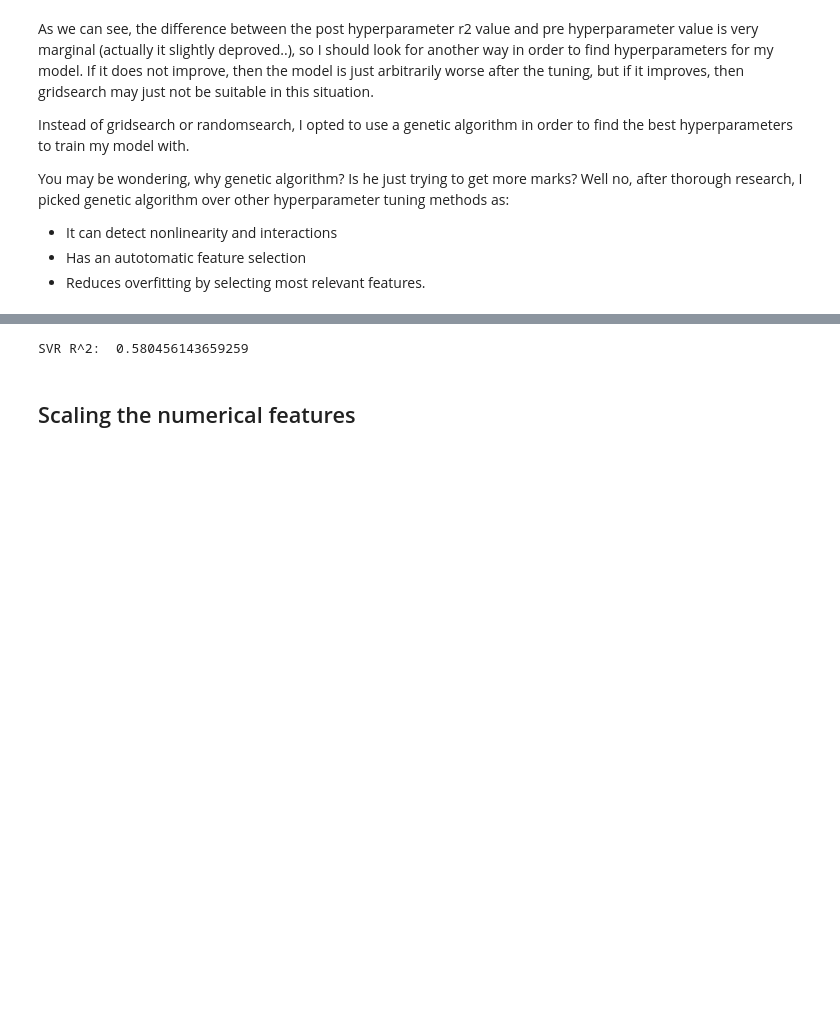
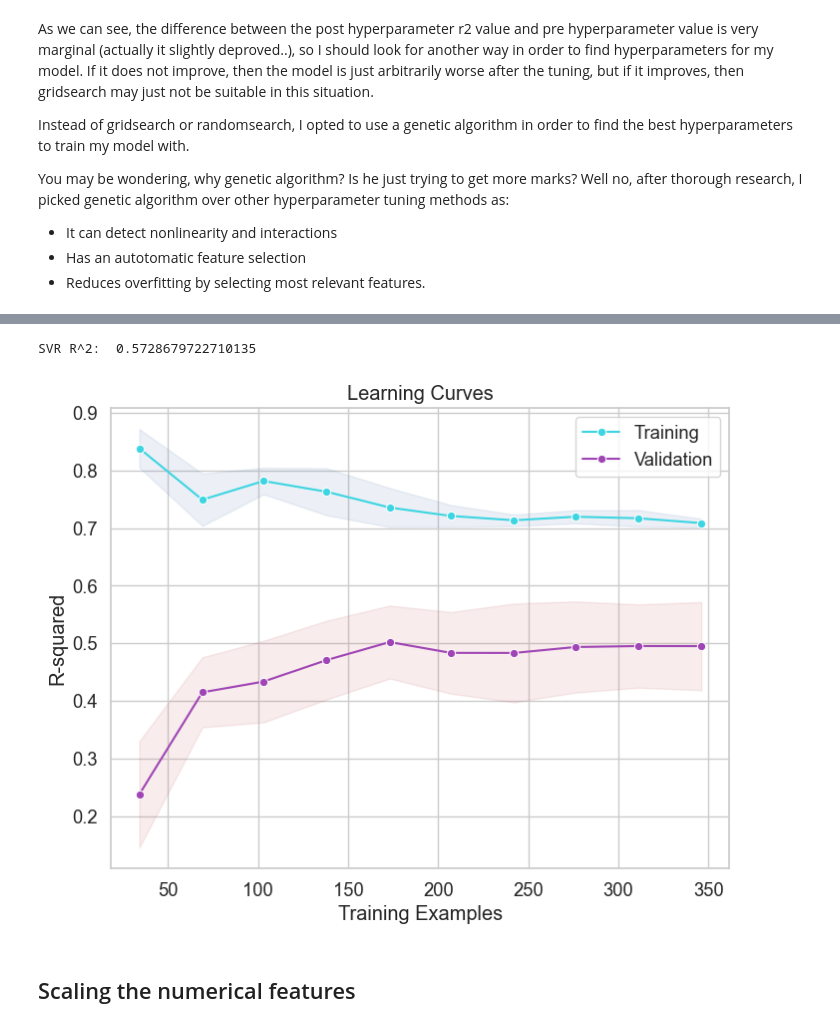
Before and after one commit to fwnriyx/poly, a Jupyter notebook: AI and Machine Learning/CA1/Regression/housing.ipynb, the cells around one changed output, grey strips where cells are left out. Cells and saved outputs as stored; diff of their text form; code cells hidden in the pictures; blank space fills up the shorter version.

```diff
--- a/AI and Machine Learning/CA1/Regression/housing.ipynb
+++ b/AI and Machine Learning/CA1/Regression/housing.ipynb
@@ -899,21 +859,21 @@ Best Parameters:
 # %%
 from sklearn.svm import SVR
 from sklearn.pipeline import make_pipeline
-from sklearn.model_selection import validation_curve
 
 # Create an SVR model with the best hyperparameters
-svr_model = SVR(kernel='rbf', C= 0.6, epsilon = 0.02, gamma='scale')
+svr_model = SVR(kernel='rbf', C= 0.6, epsilon=0.04, gamma='scale')
 pipeline = make_pipeline(StandardScaler(), svr_model)
 
 
 # Train the SVR model
 svr_model.fit(X_train, y_train)
 predictions = svr_model.predict(X_test)
 
 print('SVR R^2: ', r2_score(y_test, predictions))
-# plot_learning_curves(pipeline, X_train, y_train, cv = 10)
+plot_learning_curves(pipeline, X_train, y_train, cv= 5)
 # %% [output]
-SVR R^2:  0.580456143659259
+SVR R^2:  0.5728679722710135
+[figure, added]
 # %% [markdown]
 ## Scaling the numerical features
 # %%
```
Also changed, not shown: parts of 14 cells of this notebook.
